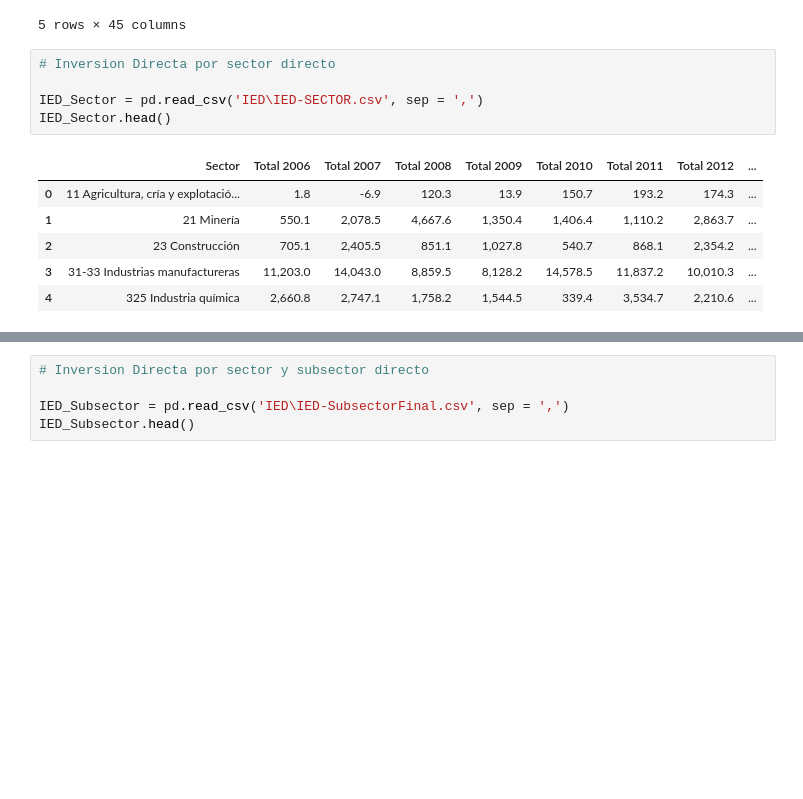
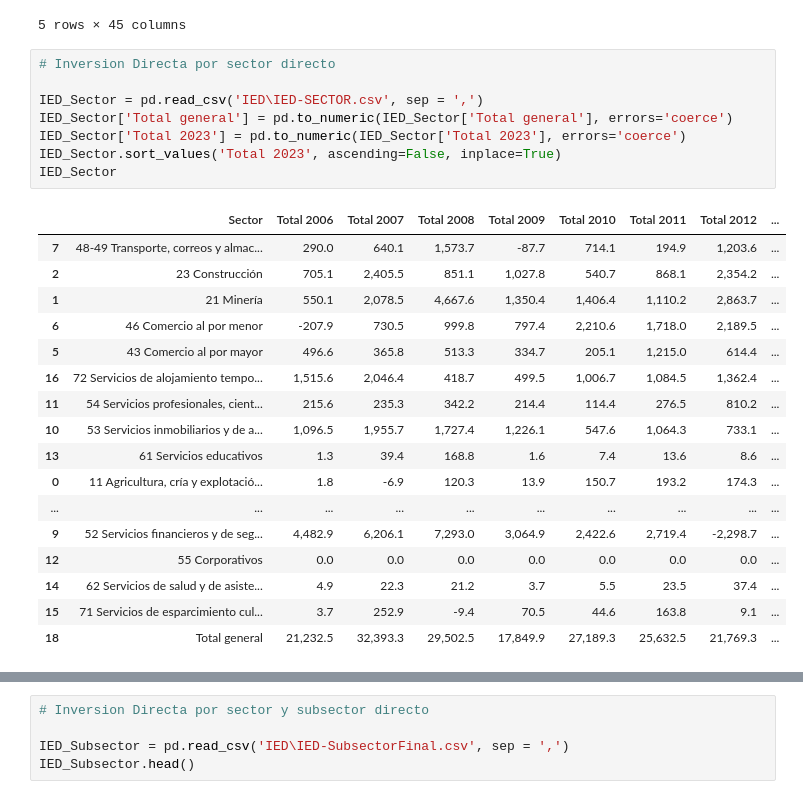
Before and after one commit to OctavioPB/Data-Analyst-Projects, a Jupyter notebook: InversionExtranjeraDirecta2023/Inversion Extranjera Directa en Mexico 2023.ipynb, the cells around one changed output, grey strips where cells are left out. Saved outputs shown, nothing was run; the diff lists cells and outputs as text; blank space fills up the shorter version.

```diff
--- a/InversionExtranjeraDirecta2023/Inversion Extranjera Directa en Mexico 2023.ipynb
+++ b/InversionExtranjeraDirecta2023/Inversion Extranjera Directa en Mexico 2023.ipynb
@@ -690,12 +697,26 @@ IED_Historico.head()
 # %%
 # Inversion Directa por sector directo
 
 IED_Sector = pd.read_csv('IED\IED-SECTOR.csv', sep = ',')
-IED_Sector.head()
+IED_Sector['Total general'] = pd.to_numeric(IED_Sector['Total general'], errors='coerce')
+IED_Sector['Total 2023'] = pd.to_numeric(IED_Sector['Total 2023'], errors='coerce')
+IED_Sector.sort_values('Total 2023', ascending=False, inplace=True)
+IED_Sector
 # %% [output]
 |  | Sector | Total 2006 | Total 2007 | Total 2008 | Total 2009 | Total 2010 | Total 2011 | Total 2012 | ... |
+| 7 | 48-49 Transporte, correos y almac... | 290.0 | 640.1 | 1,573.7 | -87.7 | 714.1 | 194.9 | 1,203.6 | ... |
+| 2 | 23 Construcción | 705.1 | 2,405.5 | 851.1 | 1,027.8 | 540.7 | 868.1 | 2,354.2 | ... |
+| 1 | 21 Minería | 550.1 | 2,078.5 | 4,667.6 | 1,350.4 | 1,406.4 | 1,110.2 | 2,863.7 | ... |
+| 6 | 46 Comercio al por menor | -207.9 | 730.5 | 999.8 | 797.4 | 2,210.6 | 1,718.0 | 2,189.5 | ... |
+| 5 | 43 Comercio al por mayor | 496.6 | 365.8 | 513.3 | 334.7 | 205.1 | 1,215.0 | 614.4 | ... |
+| 16 | 72 Servicios de alojamiento tempo... | 1,515.6 | 2,046.4 | 418.7 | 499.5 | 1,006.7 | 1,084.5 | 1,362.4 | ... |
+| 11 | 54 Servicios profesionales, cient... | 215.6 | 235.3 | 342.2 | 214.4 | 114.4 | 276.5 | 810.2 | ... |
+| 10 | 53 Servicios inmobiliarios y de a... | 1,096.5 | 1,955.7 | 1,727.4 | 1,226.1 | 547.6 | 1,064.3 | 733.1 | ... |
+| 13 | 61 Servicios educativos | 1.3 | 39.4 | 168.8 | 1.6 | 7.4 | 13.6 | 8.6 | ... |
 | 0 | 11 Agricultura, cría y explotació... | 1.8 | -6.9 | 120.3 | 13.9 | 150.7 | 193.2 | 174.3 | ... |
-| 1 | 21 Minería | 550.1 | 2,078.5 | 4,667.6 | 1,350.4 | 1,406.4 | 1,110.2 | 2,863.7 | ... |
-| 2 | 23 Construcción | 705.1 | 2,405.5 | 851.1 | 1,027.8 | 540.7 | 868.1 | 2,354.2 | ... |
-| 3 | 31-33 Industrias manufactureras | 11,203.0 | 14,043.0 | 8,859.5 | 8,128.2 | 14,578.5 | 11,837.2 | 10,010.3 | ... |
-| 4 | 325 Industria química | 2,660.8 | 2,747.1 | 1,758.2 | 1,544.5 | 339.4 | 3,534.7 | 2,210.6 | ... |
+| ... | ... | ... | ... | ... | ... | ... | ... | ... | ... |
+| 9 | 52 Servicios financieros y de seg... | 4,482.9 | 6,206.1 | 7,293.0 | 3,064.9 | 2,422.6 | 2,719.4 | -2,298.7 | ... |
+| 12 | 55 Corporativos | 0.0 | 0.0 | 0.0 | 0.0 | 0.0 | 0.0 | 0.0 | ... |
+| 14 | 62 Servicios de salud y de asiste... | 4.9 | 22.3 | 21.2 | 3.7 | 5.5 | 23.5 | 37.4 | ... |
+| 15 | 71 Servicios de esparcimiento cul... | 3.7 | 252.9 | -9.4 | 70.5 | 44.6 | 163.8 | 9.1 | ... |
+| 18 | Total general | 21,232.5 | 32,393.3 | 29,502.5 | 17,849.9 | 27,189.3 | 25,632.5 | 21,769.3 | ... |
```
Also changed, not shown: parts of 8 cells of this notebook.
